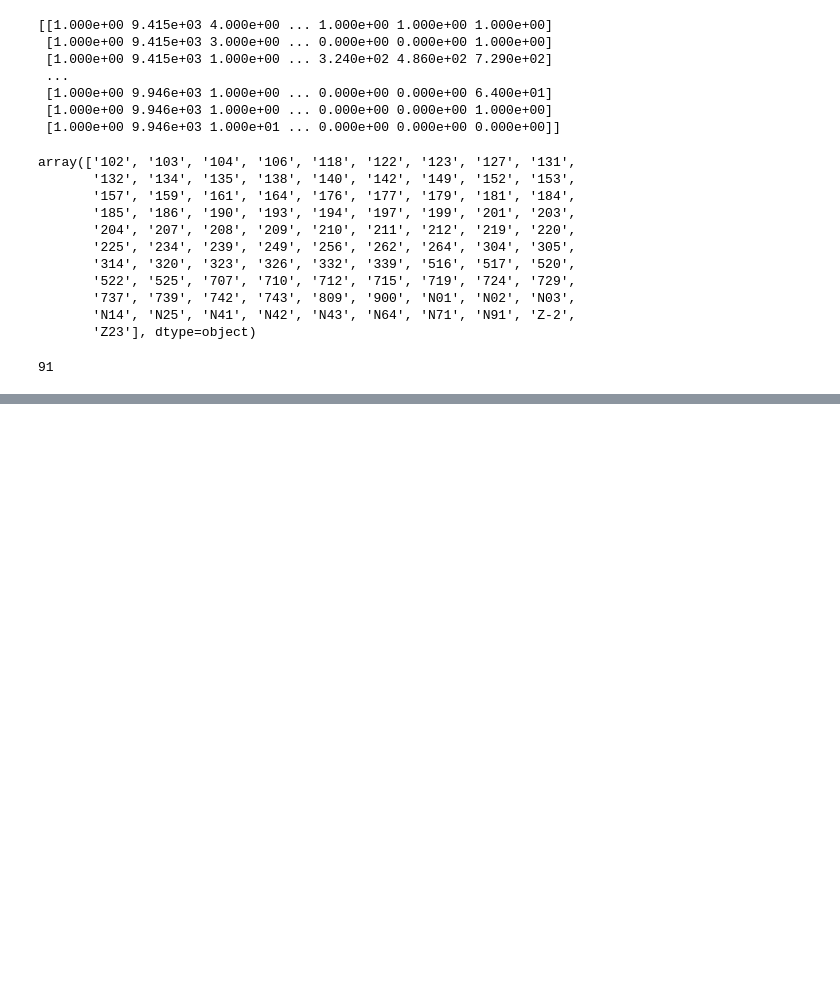
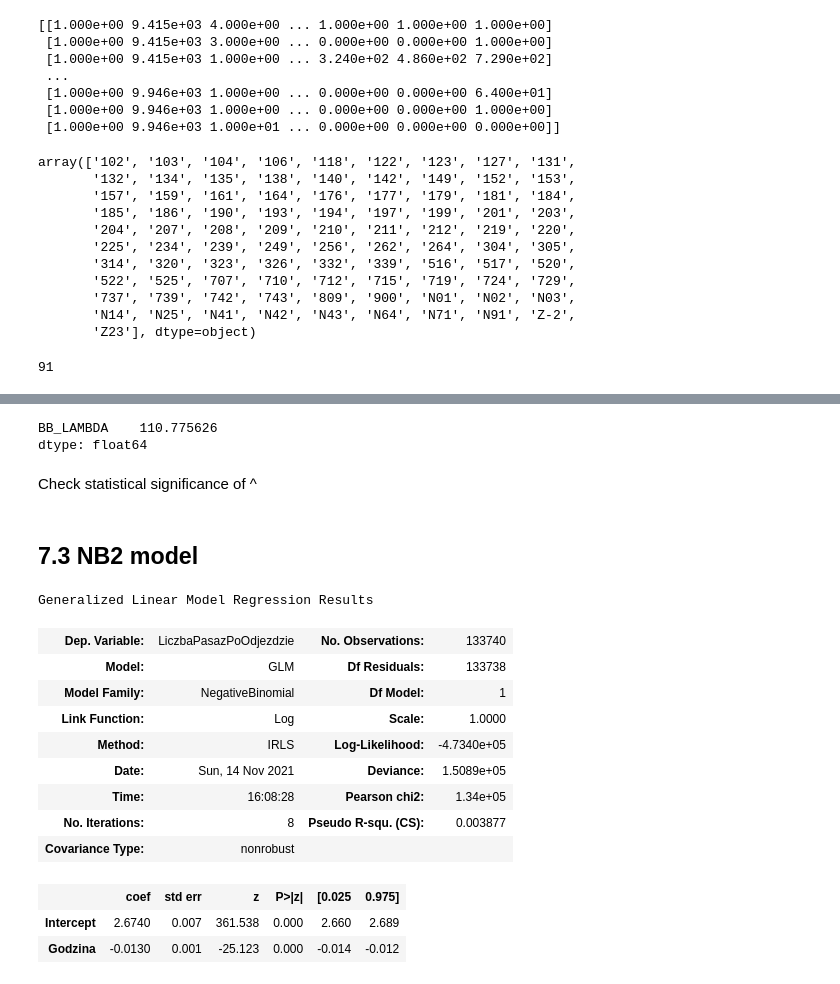
Before and after one commit to Walczi123/Projekt_Przetwarzanie_Danych, a Jupyter notebook: initial_data_processing.ipynb, the cells around one changed output, grey strips where cells are left out. Saved outputs shown, nothing was run; the diff lists cells and outputs as text; code cells hidden in the pictures; blank space fills up the shorter version.

Commit message:
Miserably attempt to use NB2 regression

```diff
--- a/initial_data_processing.ipynb
+++ b/initial_data_processing.ipynb
@@ -296,0 +326,6 @@ len(uniq)
+# %%
+mask = np.random.rand(len(df)) < 0.8
+df_train = df_nb2feat[mask]
+df_test = df_nb2feat[~mask]
+print('Training data set length='+str(len(df_train)))
+print('Testing data set length='+str(len(df_test)))
@@ -296,0 +400,30 @@ len(uniq)
+# %%
+aux_olsr_results.tvalues
+# %% [output]
+BB_LAMBDA    110.775626
+dtype: float64
+# %% [markdown]
+Check statistical significance of ^
+# %% [markdown]
+## 7.3 NB2 model
+# %%
+nb2_training_results = sm.GLM(
+    y_train,
+    X_train,
+    family=sm.families.NegativeBinomial(alpha=aux_olsr_results.params[0])).fit()
+
+nb2_training_results.summary()
+# %% [output]
+Generalized Linear Model Regression Results
+| Dep. Variable: | LiczbaPasazPoOdjezdzie | No. Observations: | 133740 |
+| Model: | GLM | Df Residuals: | 133738 |
+| Model Family: | NegativeBinomial | Df Model: | 1 |
+| Link Function: | Log | Scale: | 1.0000 |
+| Method: | IRLS | Log-Likelihood: | -4.7340e+05 |
+| Date: | Sun, 14 Nov 2021 | Deviance: | 1.5089e+05 |
+| Time: | 16:08:28 | Pearson chi2: | 1.34e+05 |
+| No. Iterations: | 8 | Pseudo R-squ. (CS): | 0.003877 |
+| Covariance Type: | nonrobust |  |  |
+|  | coef | std err | z | P>|z| | [0.025 | 0.975] |
+| Intercept | 2.6740 | 0.007 | 361.538 | 0.000 | 2.660 | 2.689 |
+| Godzina | -0.0130 | 0.001 | -25.123 | 0.000 | -0.014 | -0.012 |
```
Also changed, not shown: parts of 17 cells of this notebook.
